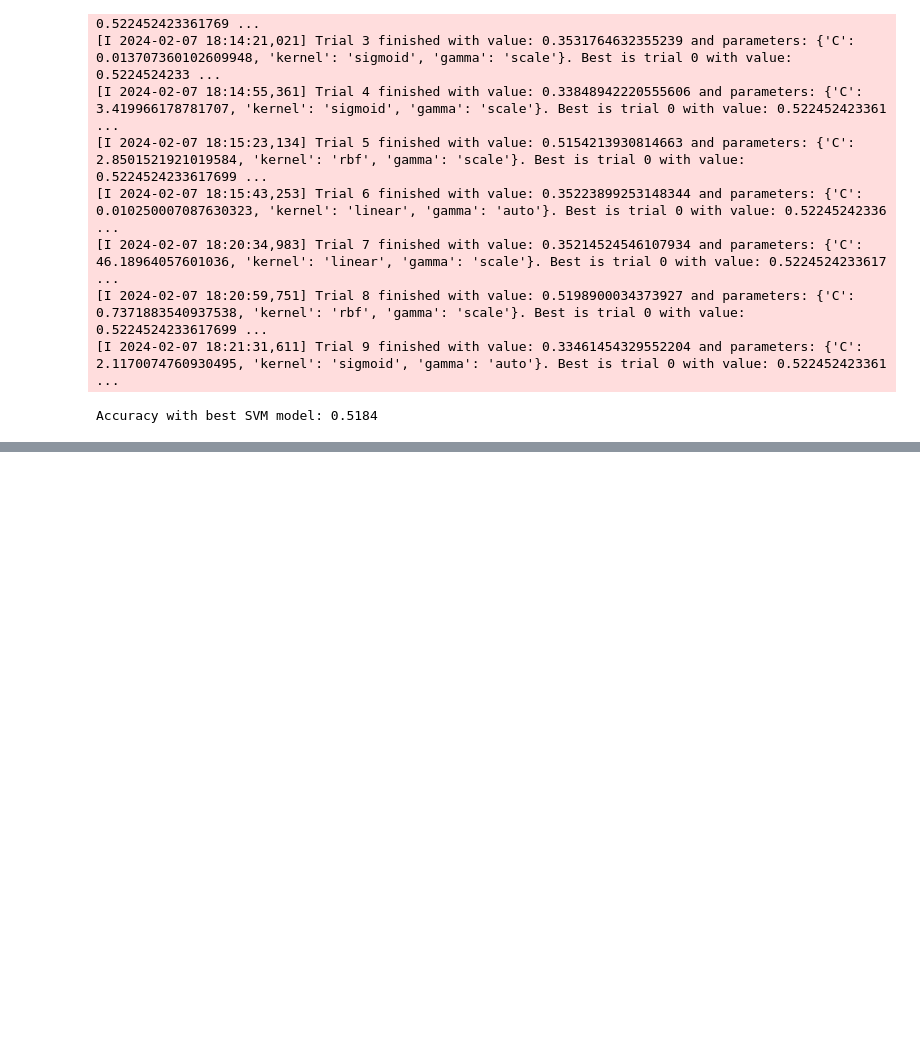
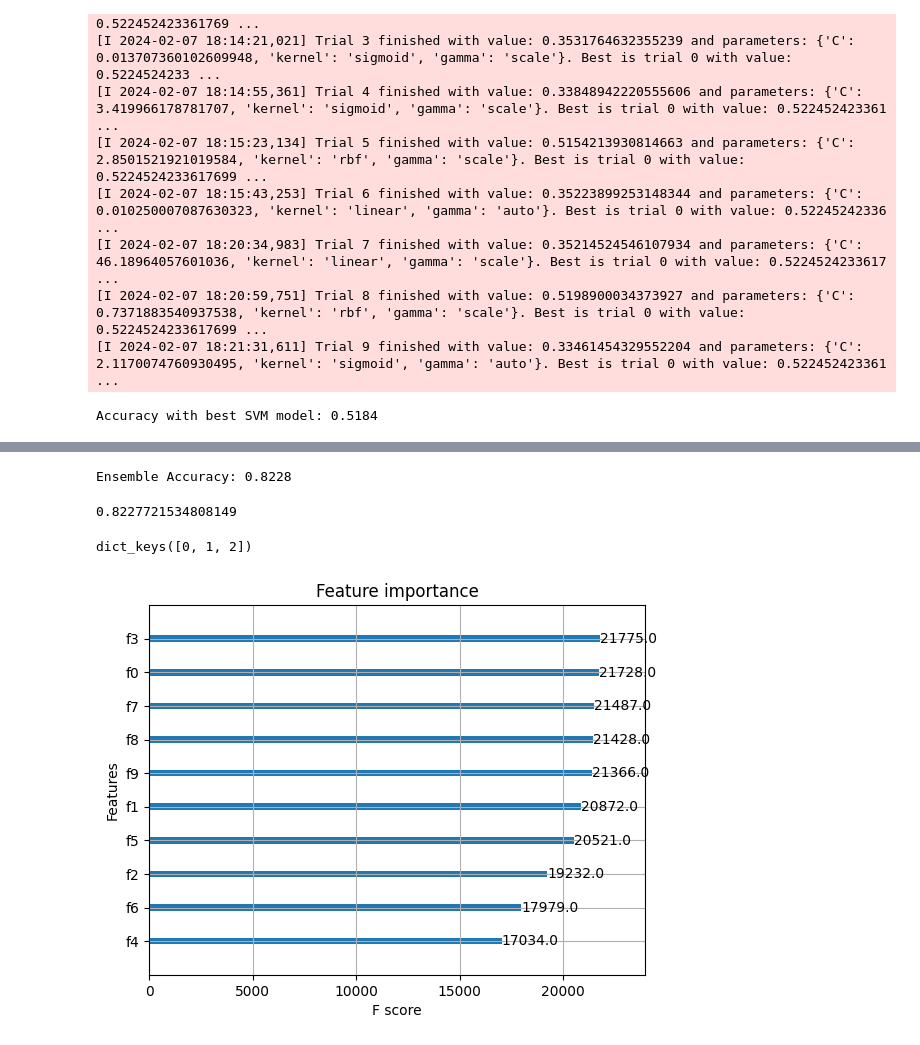
Before and after one commit to joaopvolpi/cs-sdp-2023-24, a Jupyter notebook: notebooks/example.ipynb, the cells around one changed output, grey strips where cells are left out. Cells and saved outputs as stored; diff of their text form; code cells hidden in the pictures; blank space fills up the shorter version.

```diff
--- a/notebooks/example.ipynb
+++ b/notebooks/example.ipynb
@@ -876,0 +1380,9 @@ Accuracy with best SVM model: 0.5184
+# %%
+calculate_ensemble_accuracy(best_xgboost_models,X_test, y_test)
+# %% [output]
+Ensemble Accuracy: 0.8228
+0.8227721534808149
+# %%
+best_xgboost_models.keys()
+# %% [output]
+dict_keys([0, 1, 2])
@@ -876,0 +1392,5 @@ Accuracy with best SVM model: 0.5184
+# %%
+xgb.plot_importance(best_xgboost_models[0])
+plt.show()
+# %% [output]
+[figure, added]
```
Also changed, not shown: parts of 26 cells of this notebook, 4 other files.
